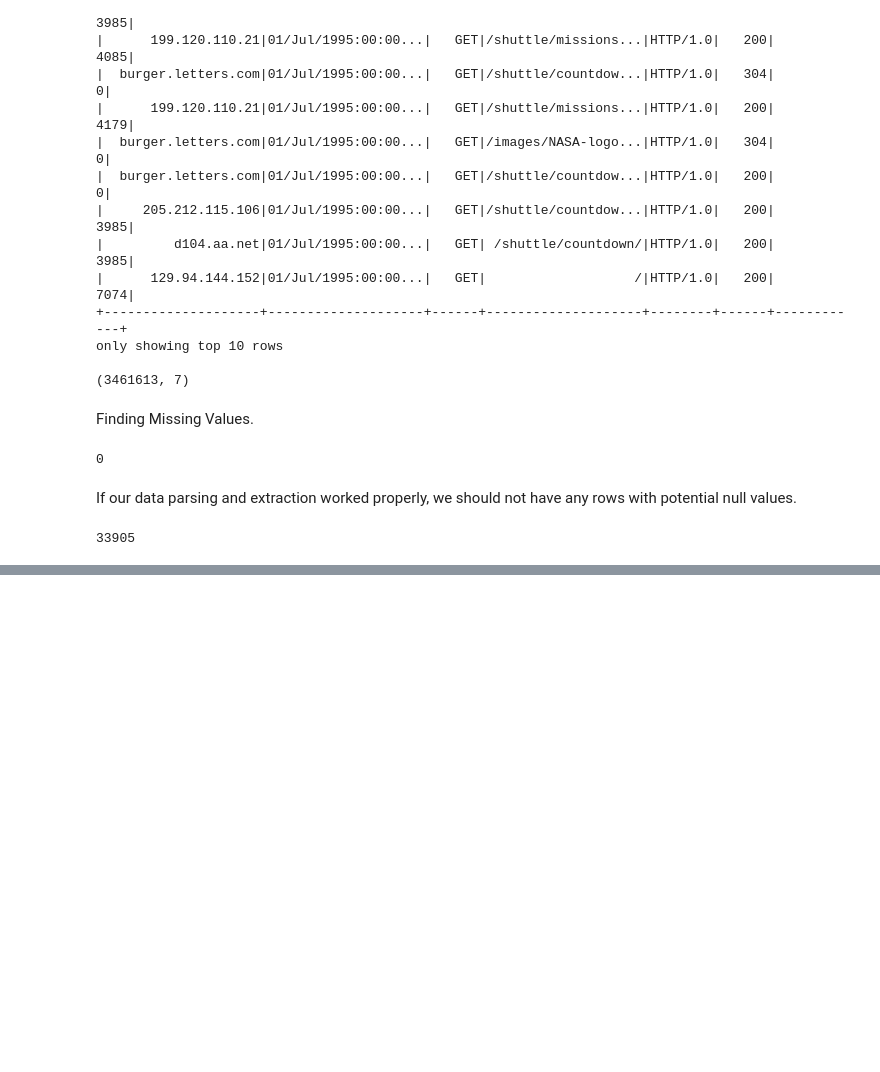
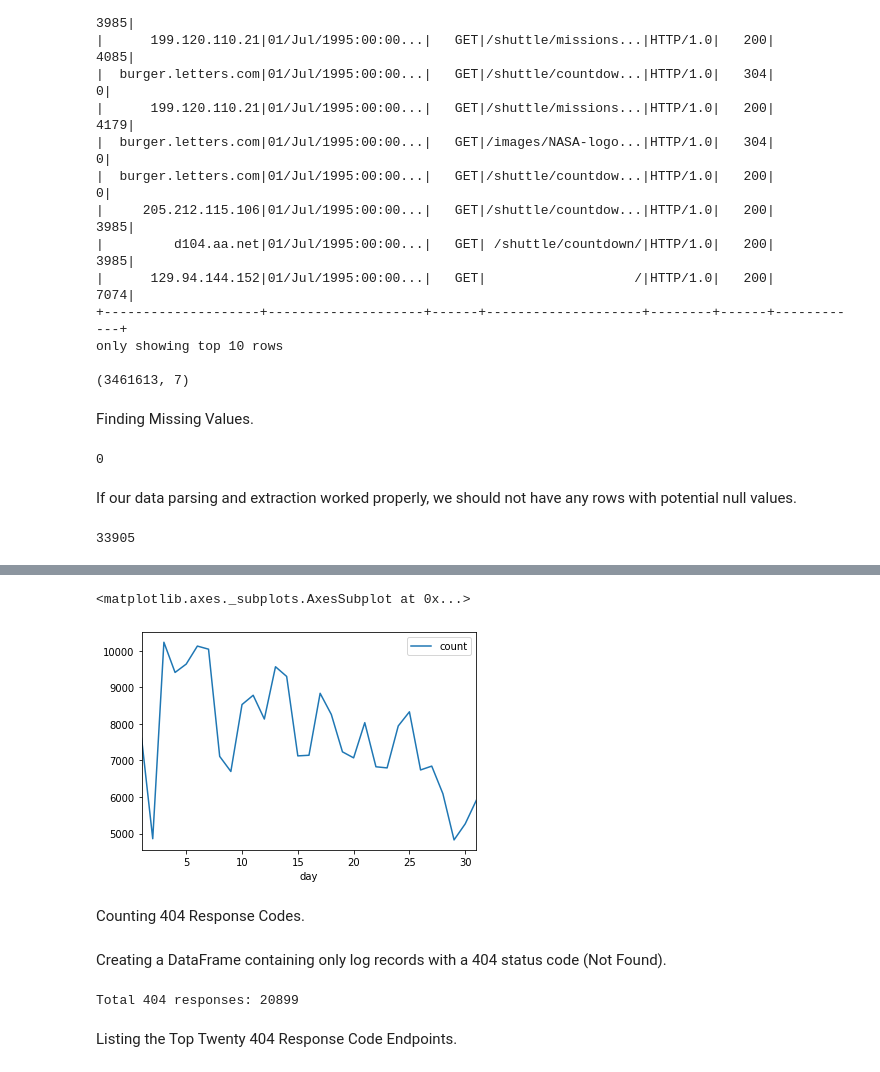
Before and after one commit to UmarFarooqui/Data_Wrangling, a Jupyter notebook: data_wrangling_with_spark/Data_Wrangling_With_Spark.ipynb, the cells around one changed output, grey strips where cells are left out. Saved outputs shown, nothing was run; the diff lists cells and outputs as text; code cells hidden in the pictures; blank space fills up the shorter version.

```diff
--- a/data_wrangling_with_spark/Data_Wrangling_With_Spark.ipynb
+++ b/data_wrangling_with_spark/Data_Wrangling_With_Spark.ipynb
@@ -280,0 +740,4 @@ bad_rows_df.count()
+# %%
+host_day_df = logs_df.select(logs_df.host,
+                             F.dayofmonth('time').alias('day'))
+host_day_df.show(5, truncate=False)
@@ -280,0 +755,4 @@ bad_rows_df.count()
+# %%
+host_day_distinct_df = (host_day_df
+                          .dropDuplicates())
+host_day_distinct_df.show(5, truncate=False)
@@ -280,0 +770,7 @@ bad_rows_df.count()
+# %%
+daily_hosts_df = (host_day_distinct_df
+                     .groupBy('day')
+                     .count()
+                     .sort("day"))
+daily_hosts_df = daily_hosts_df.toPandas()
+daily_hosts_df.T
@@ -280,0 +782,18 @@ bad_rows_df.count()
+# %%
+daily_hosts_df.plot(x='day', y='count', kind='line')
+# %% [output]
+<matplotlib.axes._subplots.AxesSubplot at 0x...>
+[figure, added]
+# %% [markdown]
+Counting 404 Response Codes.
+# %% [markdown]
+Creating a DataFrame containing only log records with a 404 status code (Not Found).
+# %%
+not_found_df = (logs_df
+                     .filter(logs_df.status == 404)
+                     .cache())
+print(('Total 404 responses: {}').format(not_found_df.count()))
+# %% [output]
+Total 404 responses: 20899
+# %% [markdown]
+Listing the Top Twenty 404 Response Code Endpoints.
```
Also changed, not shown: parts of 70 cells of this notebook.
